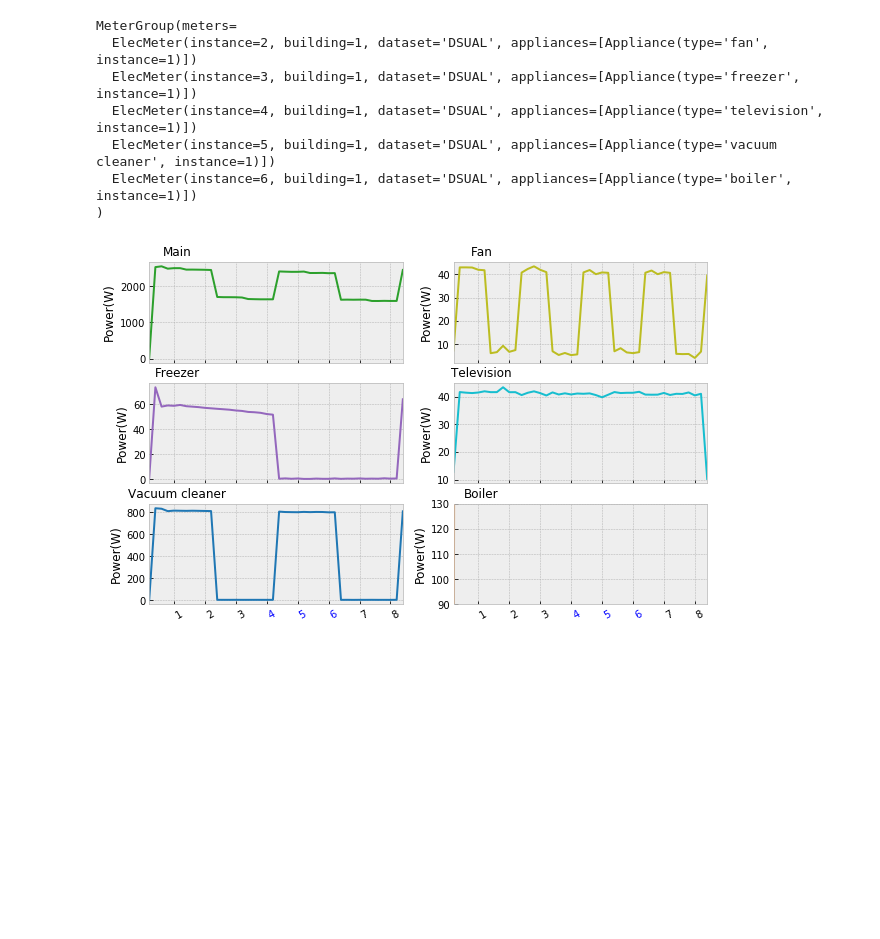
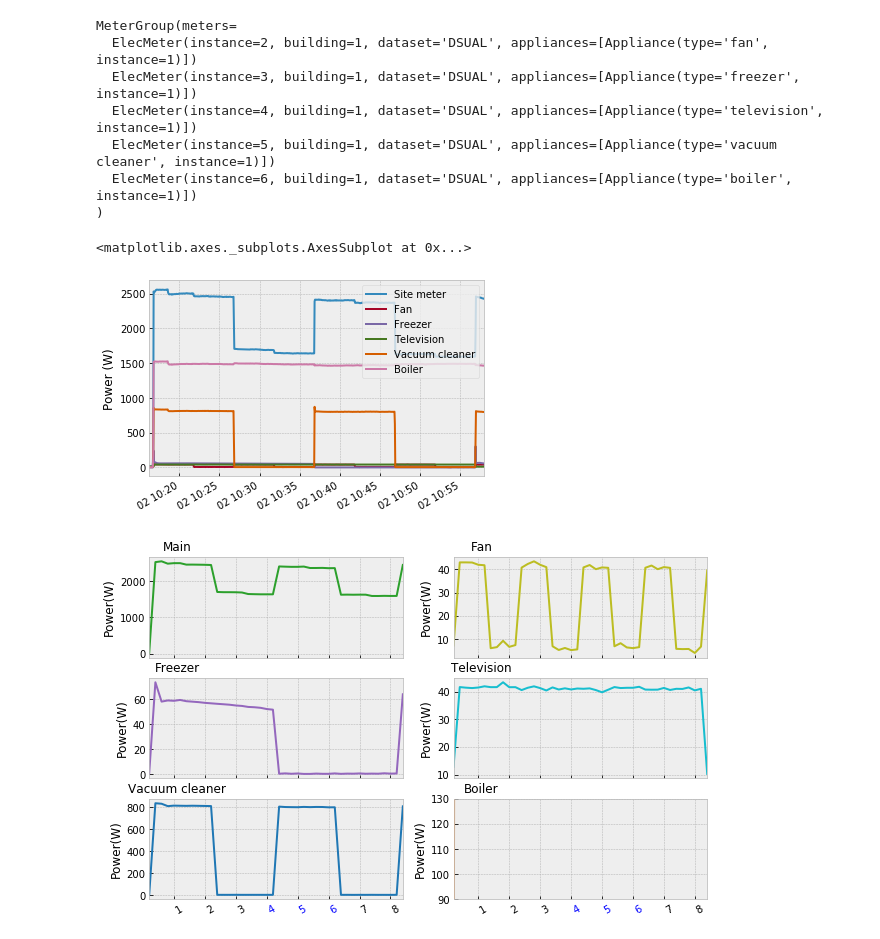
Before and after one commit to crn565/ozm_v2, a Jupyter notebook: 5- ENTRENAMIENTO.ipynb, the cells around one changed output. Cells and saved outputs as stored; diff of their text form; code cells hidden in the pictures; blank space fills up the shorter version.

```diff
--- a/5- ENTRENAMIENTO.ipynb
+++ b/5- ENTRENAMIENTO.ipynb
@@ -52,6 +52,11 @@ MeterGroup(meters=
   ElecMeter(instance=5, building=1, dataset='DSUAL', appliances=[Appliance(type='vacuum cleaner', instance=1)])
   ElecMeter(instance=6, building=1, dataset='DSUAL', appliances=[Appliance(type='boiler', instance=1)])
 )
+# %%
+train_elec.plot()
+# %% [output]
+<matplotlib.axes._subplots.AxesSubplot at 0x...>
+[figure, added]
 # %%
 rcParams['figure.figsize'] = (10, 7)
 
```
Also changed, not shown: parts of 8 cells of this notebook, 7 other files.
